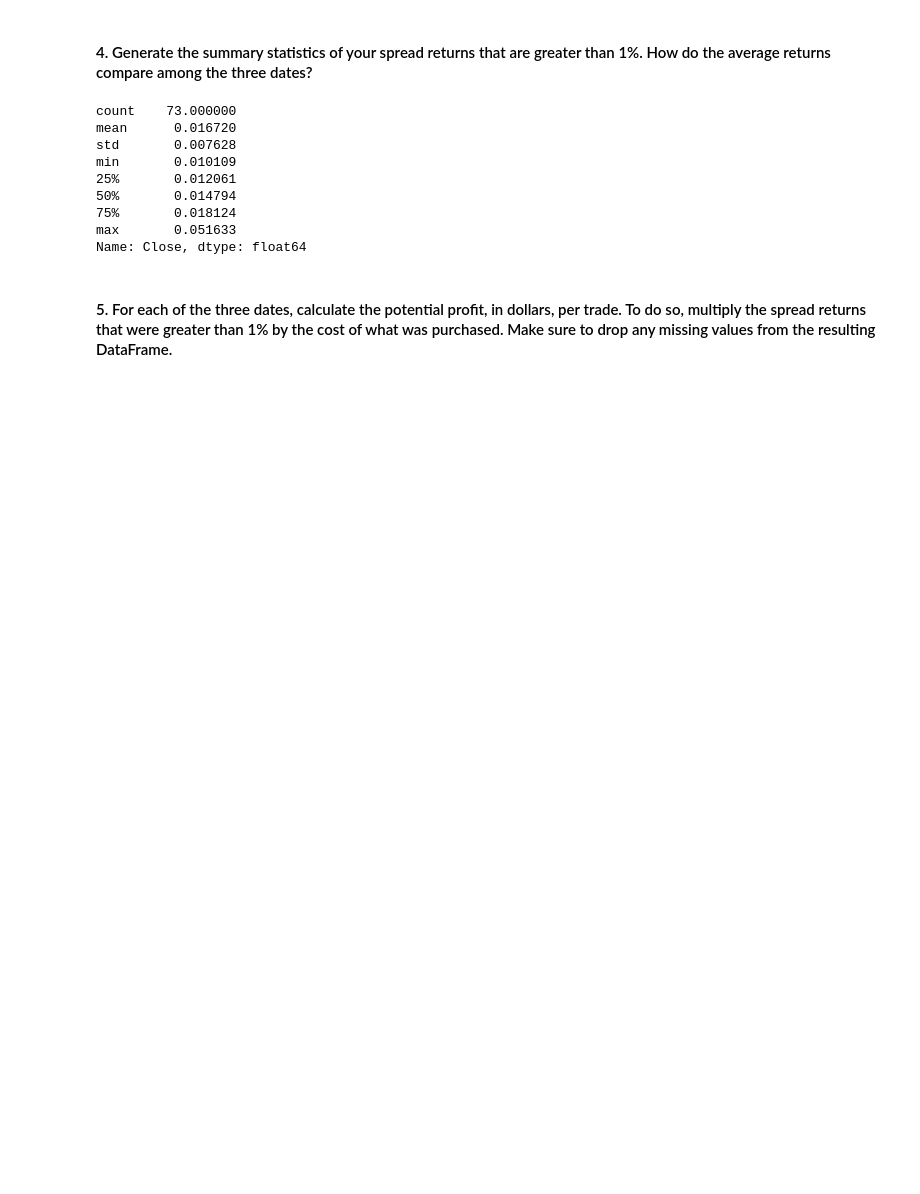
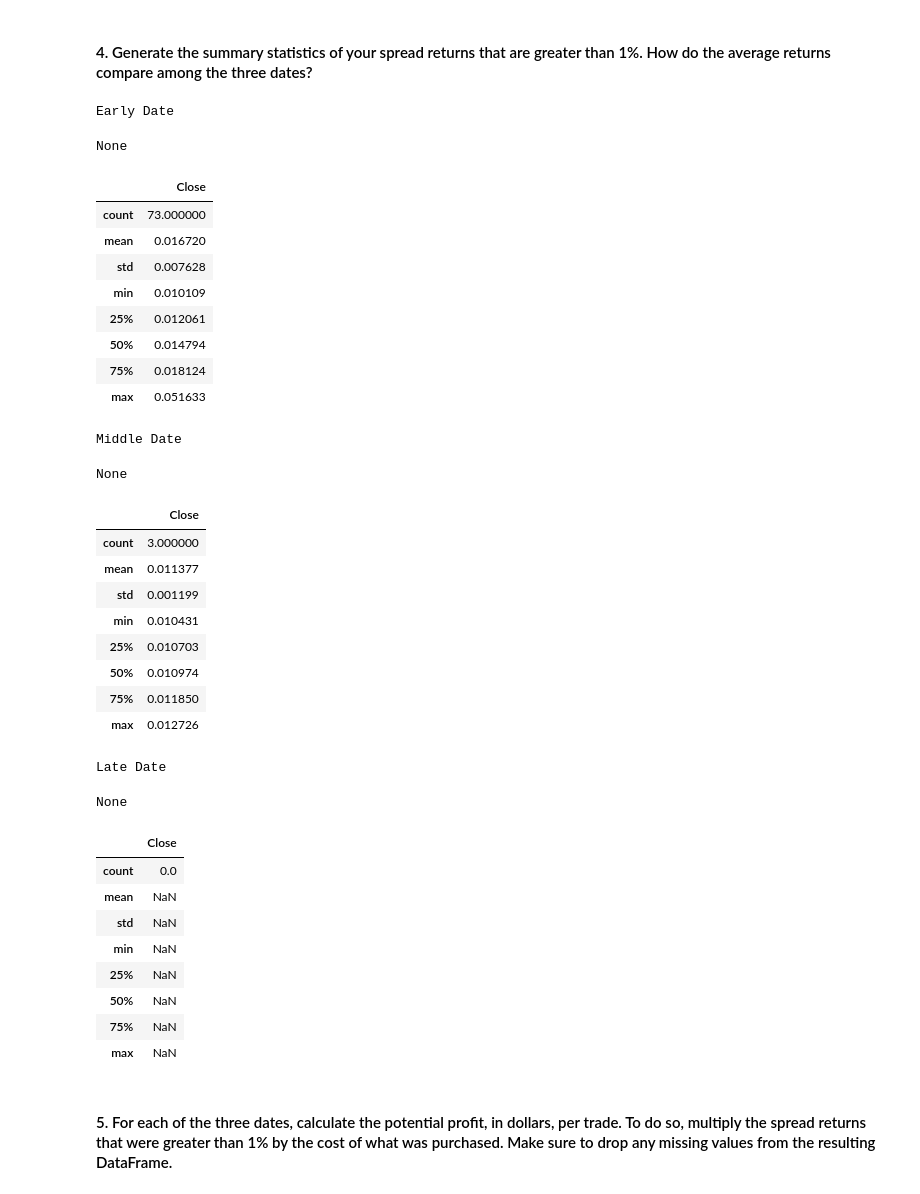
Before and after one commit to briggslalor/Challenge_3, a Jupyter notebook: crypto_arbitrage.ipynb, the cells around one changed output. Drawn from its saved outputs; the diff is of its cells as text; code cells hidden in the pictures; blank space fills up the shorter version.

```diff
--- a/crypto_arbitrage.ipynb
+++ b/crypto_arbitrage.ipynb
@@ -455,8 +482,17 @@ Name: Close, dtype: float64
 # %%
 # For the date early in the dataset, calculate the spread returns by dividing the instances when the arbitrage spread is positive (> 0)
 # by the price of Bitcoin from the exchange you are buying on (the lower-priced exchange).
-spread_return_early= # YOUR CODE HERE
+spread_return_early = arbitrage_spread_early[arbitrage_spread_early > 0] / bitstamp_sliced.loc['2018-01-16']
+
+spread_return_middlle = arbitrage_spread_middle[arbitrage_spread_middle > 0] / bitstamp_sliced.loc['2018-02-24']
+
+spread_return_late = arbitrage_spread_late[arbitrage_spread_late > 0] / bitstamp_sliced.loc['2018-03-26']
 
 # Review the spread return DataFrame
-# YOUR CODE HERE
+display(print('Positive Arbitrage Return Spread: Early Date'))
+display(spread_return_early.head())
+display(print('Positive Arbitrage Return Spread: Middle Date'))
+display(spread_return_middlle.head())
+display(print('Positive Arbitrage Return Spread: Late Date'))
+display(spread_return_late.head())
 # %% [output]
@@ -489,17 +565,46 @@ Name: Close, dtype: float64
 # %%
 # For the date early in the dataset, generate the summary statistics for the profitable trades
 # or you trades where the spread returns are are greater than 1%
-# YOUR CODE HERE
+display(print('Early Date'))
+display(profitable_trades_early.describe())
+display(print('Middle Date'))
+display(profitable_trades_middle.describe())
+display(print('Late Date'))
+display(profitable_trades_late.describe())
 # %% [output]
-count    73.000000
-mean      0.016720
-std       0.007628
-min       0.010109
-25%       0.012061
-50%       0.014794
-75%       0.018124
-max       0.051633
-Name: Close, dtype: float64
+Early Date
+None
+|  | Close |
+| count | 73.000000 |
+| mean | 0.016720 |
+| std | 0.007628 |
+| min | 0.010109 |
+| 25% | 0.012061 |
+| 50% | 0.014794 |
+| 75% | 0.018124 |
+| max | 0.051633 |
+Middle Date
+None
+|  | Close |
+| count | 3.000000 |
+| mean | 0.011377 |
+| std | 0.001199 |
+| min | 0.010431 |
+| 25% | 0.010703 |
+| 50% | 0.010974 |
+| 75% | 0.011850 |
+| max | 0.012726 |
+Late Date
+None
+|  | Close |
+| count | 0.0 |
+| mean | NaN |
+| std | NaN |
+| min | NaN |
+| 25% | NaN |
+| 50% | NaN |
+| 75% | NaN |
+| max | NaN |
 # %% [markdown]
 #### 5. For each of the three dates, calculate the potential profit, in dollars, per trade. To do so, multiply the spread returns that were greater than 1% by the cost of what was purchased. Make sure to drop any missing values from the resulting DataFrame.
 # %%
```
Also changed, not shown: parts of 18 cells of this notebook.
